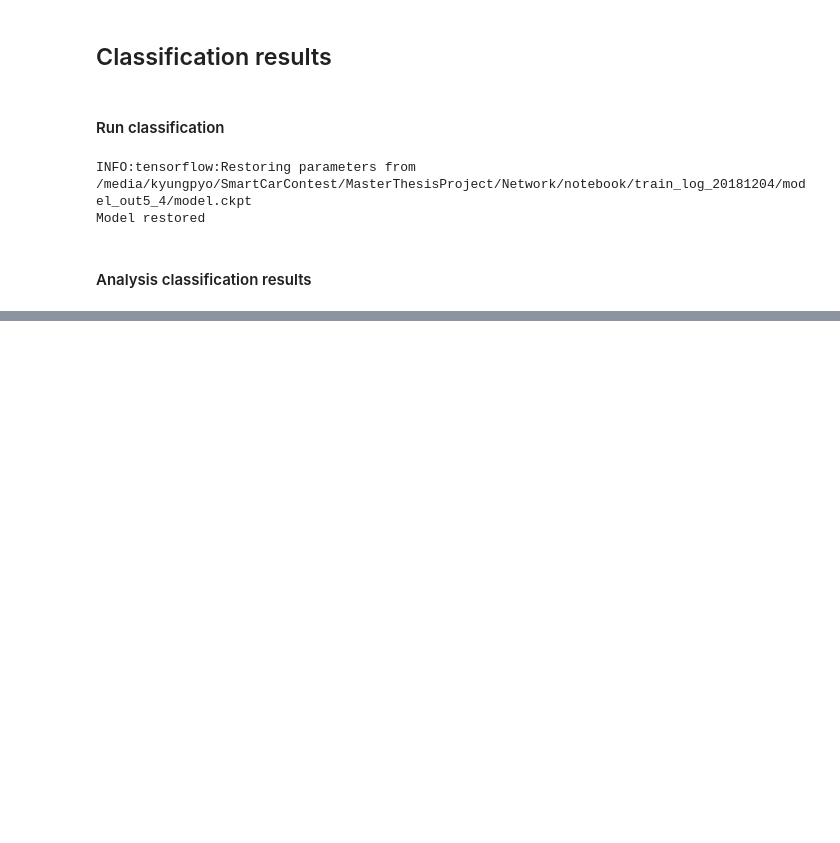
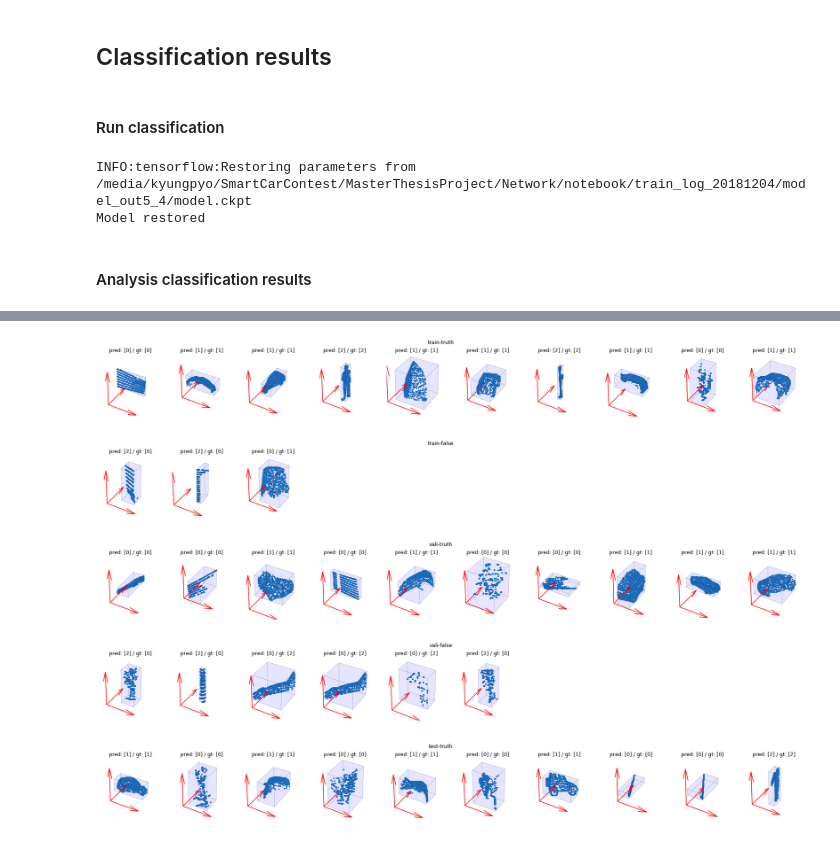
Before and after one commit to Kyungpyo-Kim/MasterThesisProject, a Jupyter notebook: ClassificationEvaluation/notebook/Classification evaluation - dataset.ipynb, the cells around one changed output, grey strips where cells are left out. Saved outputs shown, nothing was run; the diff lists cells and outputs as text; code cells hidden in the pictures; blank space fills up the shorter version.

```diff
--- a/ClassificationEvaluation/notebook/Classification evaluation - dataset.ipynb
+++ b/ClassificationEvaluation/notebook/Classification evaluation - dataset.ipynb
@@ -499,0 +445,80 @@ plt.show()
+# %%
+import numpy
+from visualization import *
+
+
+dataset_list = ['train', 'vali', 'test']
+num_vis = 10
+
+for i in range ( len ( class_label ) ):
+
+    """
+    Dataset parsing
+    """
+    prediction = np.array(results_list[i])
+    ground_truth = np.array(class_label[i][:len(results_list[i])])
+    prediction = prediction.reshape(ground_truth.shape)
+    pointcloud_data = data[i][:len(results_list[i])]
+
+    truth_data = pointcloud_data[np.squeeze(prediction == ground_truth)]
+    truth_data_label_pred = prediction[[np.squeeze(prediction == ground_truth)]]
+    truth_data_label_gt = ground_truth[[np.squeeze(prediction == ground_truth)]]
+
+    false_data = pointcloud_data[np.squeeze(prediction != ground_truth)]
+    false_data_label_pred = prediction[[np.squeeze(prediction != ground_truth)]]
+    false_data_label_gt = ground_truth[[np.squeeze(prediction != ground_truth)]]
+
+
+    """
+    Plot truth case
+    """
+    fig = plt.figure(figsize = (num_vis*3, 3))
+
+    fig.suptitle(dataset_list[i] + "-truth")
+
+    for j in range(0, num_vis):
+
+        if j < len(truth_data):
+
+            ax = fig.add_subplot(1,num_vis,j+1, projection='3d')
+            ax.set_title("pred: {} / gt: {}".format(truth_data_label_pred[j], truth_data_label_pred[j]))
+
+            display_point_cloud_box_ax_test(ax, truth_data[j])
+
+            plt.axis('off')
+        else:
+            ax = fig.add_subplot(1,num_vis,j+1, projection='3d')
+            plt.axis('off')
+
+
+    plt.show()
+
+
+    """
+    Plot flase case
+    """
+    fig = plt.figure(figsize = (num_vis*3, 3))
+
+    fig.suptitle(dataset_list[i] + "-false")
+
+    for j in range(0, num_vis):
+
+        if j < len(false_data):
+
+            ax = fig.add_subplot(1,num_vis,j+1, projection='3d')
+            ax.set_title("pred: {} / gt: {}".format(false_data_label_pred[j], false_data_label_gt[j]))
+
+            display_point_cloud_box_ax_test(ax, false_data[j])
+
+            plt.axis('off')
+        else:
+            ax = fig.add_subplot(1,num_vis,j+1, projection='3d')
+            plt.axis('off')
+
+    plt.show()
+# %% [output]
+[figure, added]
+[figure, added]
+[figure, added]
+[figure, added]
+[figure, added]
```
Also changed, not shown: parts of 6 cells of this notebook.
